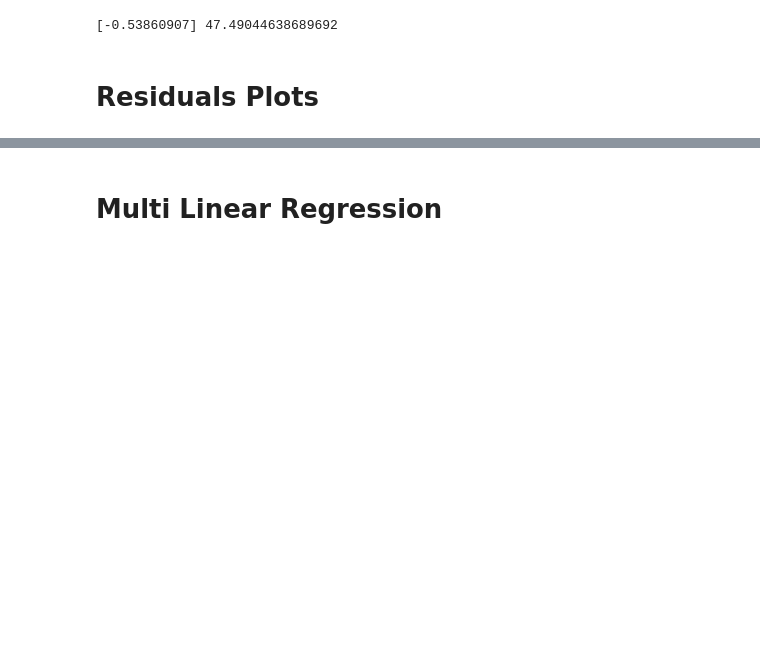
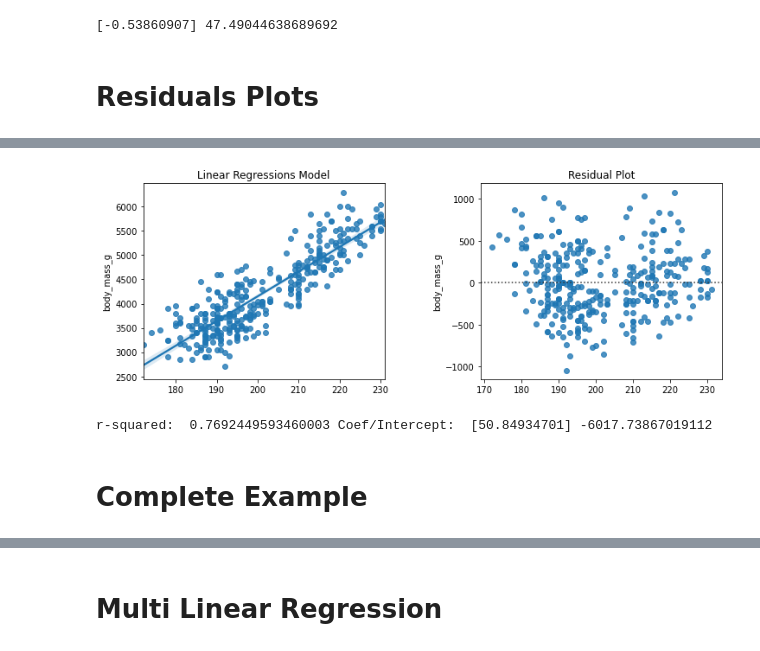
Before and after one commit to r2klabs/RegressionExamples, a Jupyter notebook: LinearRegression.ipynb, the cells around one changed output, grey strips where cells are left out. Saved outputs shown, nothing was run; the diff lists cells and outputs as text; code cells hidden in the pictures; blank space fills up the shorter version.

```diff
--- a/LinearRegression.ipynb
+++ b/LinearRegression.ipynb
@@ -135,0 +187,12 @@ print(model6.coef_,model6.intercept_)
+# %%
+check_plots(flipper, mass)
+# %% [output]
+[figure, added]
+# %%
+peng_model = LinearRegression()
+peng_model.fit(flipper, mass)
+print("r-squared: ", peng_model.score(flipper, mass), "Coef/Intercept: ", peng_model.coef_, peng_model.intercept_)
+# %% [output]
+r-squared:  0.7692449593460003 Coef/Intercept:  [50.84934701] -6017.73867019112
+# %% [markdown]
+# Complete Example
```
Also changed, not shown: parts of 94 cells of this notebook, 5 other files.
